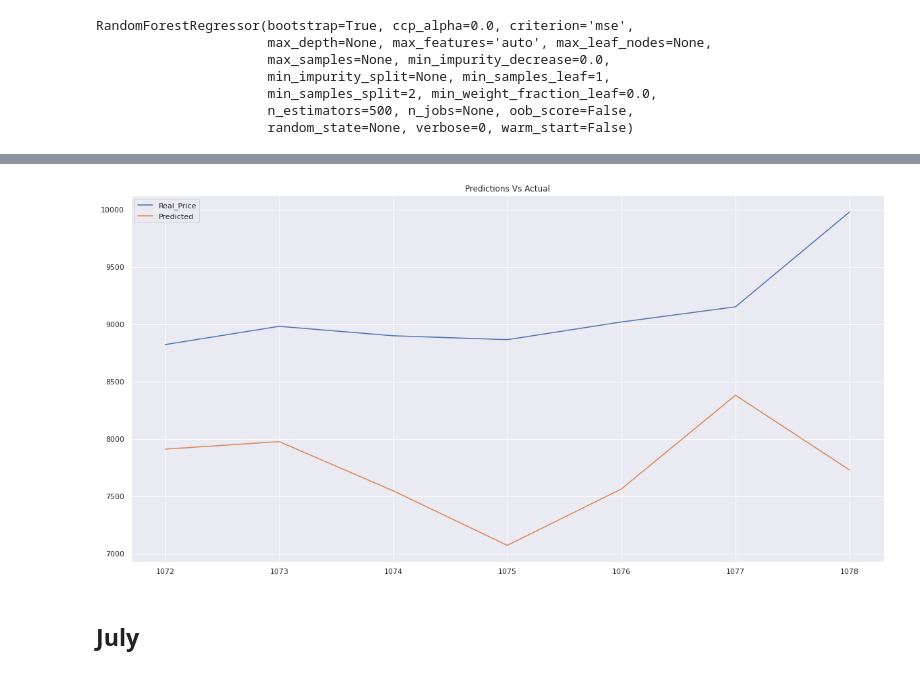
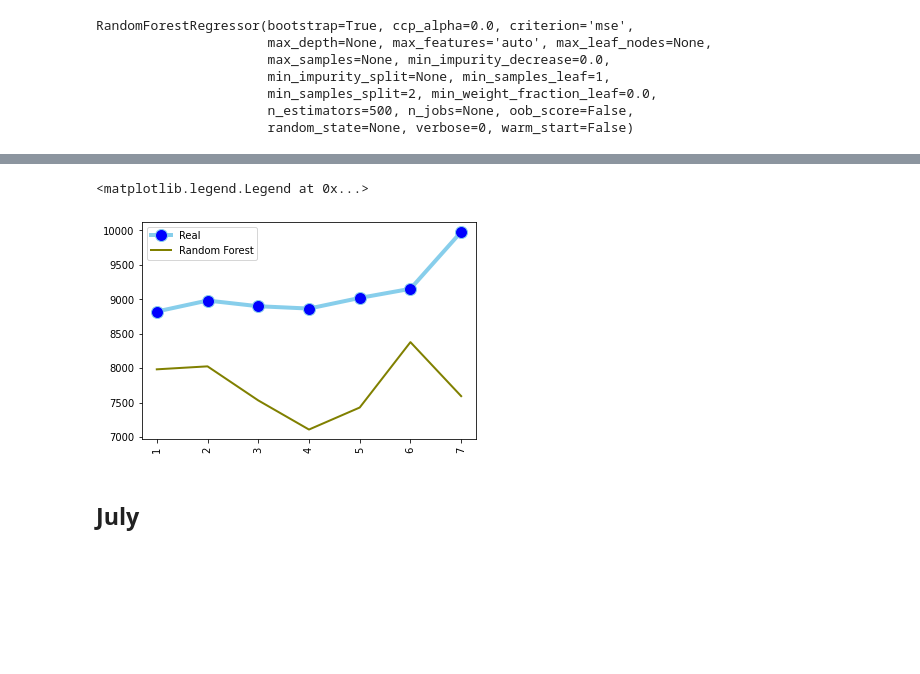
Before and after one commit to DonaldTurton/iLab2, a Jupyter notebook: Mdoelling_1.ipynb, the cells around one changed output, grey strips where cells are left out. Drawn from its saved outputs; the diff is of its cells as text; code cells hidden in the pictures; blank space fills up the shorter version.

Commit message:
fixed the random forest code so it runs smoothly

```diff
--- a/Mdoelling_1.ipynb
+++ b/Mdoelling_1.ipynb
@@ -149,0 +139,6 @@ array([7910.76278866, 7976.46969051, 7546.95761495, 7071.50574964,
+# %%
+rf_prediction = RandomForestRegression.predict(x_test_may)
+rf_prediction = pd.DataFrame(rf_prediction)
+rf_prediction.columns = ['Random Forest']
+rf_prediction['index'] = range(1,8)
+rf_prediction
@@ -150 +154,7 @@ array([7910.76278866, 7976.46969051, 7546.95761495, 7071.50574964,
+# %%
+y_test_may = pd.DataFrame(y_test_may)
+y_test_may['index'] = range(1,8)
+y_test_may.columns = ['Real', 'index']
+# %%
+merge_may = y_test_may.merge(rf_prediction, on="index")
 # %%
@@ -208,16 +168,12 @@ PredictionVSactual
-# %%
-import matplotlib.pyplot as plt
-
-import seaborn as sns
-# Use seaborn style defaults and set the default figure size
-sns.set(rc={'figure.figsize':(20, 10)})
-
-# plot
-plt.plot(PredictionVSactual)
-plt.title("Predictions Vs Actual")
-plt.legend(['Real_Price','Predicted'],loc='upper left')
-plt.show()
-# %% [output]
-[figure, removed]
+# %%
+# Plot the predicted vs actual in matplot lib
+import matplotlib.pyplot as plt
+plt.plot( 'index', 'Real', data=merge_may, marker='o', markerfacecolor='blue', markersize=12, color='skyblue', linewidth=4)
+plt.plot( 'index', 'Random Forest', data=merge_may, marker='', color='olive', linewidth=2)
+plt.xticks(rotation='vertical')
+plt.legend()
+# %% [output]
+<matplotlib.legend.Legend at 0x...>
+[figure, added]
 # %% [markdown]
 ## July
```
Also changed, not shown: parts of 30 cells of this notebook.
